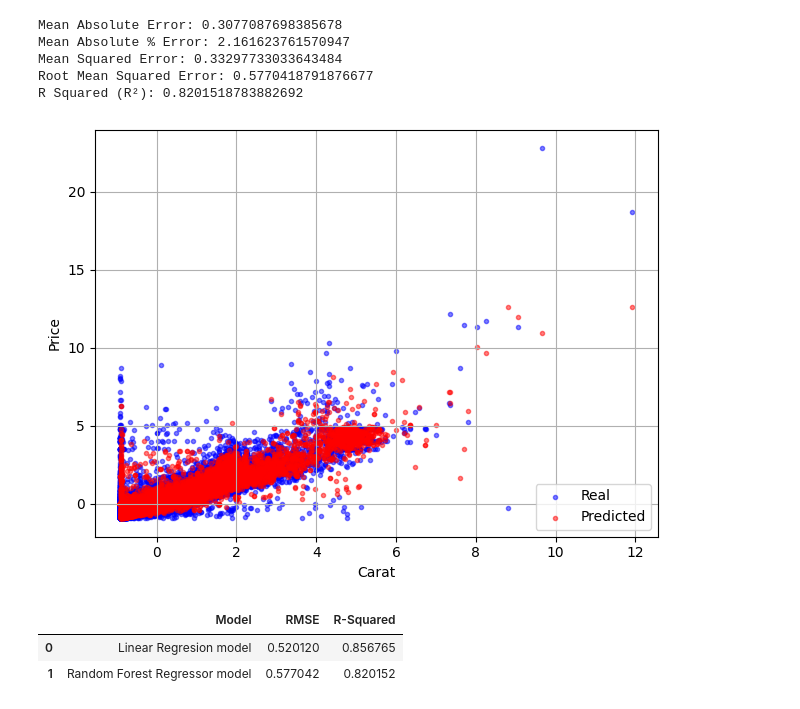
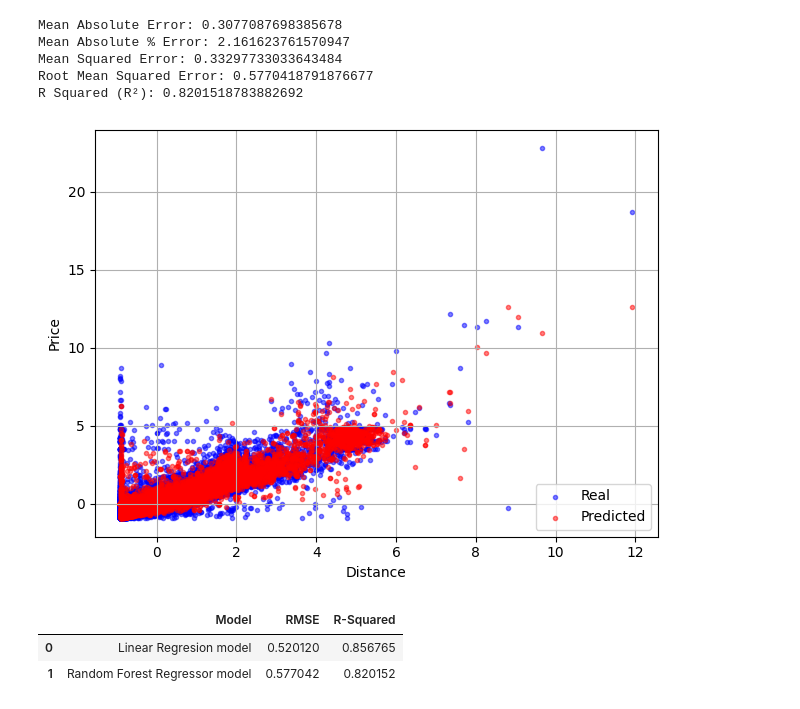
Before and after one commit to PrathameshPatil547/ML, a Jupyter notebook: Practical_1.ipynb, the cells around one changed output. Saved outputs shown, nothing was run; the diff lists cells and outputs as text; code cells hidden in the pictures.

```diff
--- a/Practical_1.ipynb
+++ b/Practical_1.ipynb
@@ -358,15 +358,15 @@ R Squared (R²): 0.8201518783882692
 # %%
 plt.scatter(X_test, y_test, c = 'b', alpha = 0.5, marker = '.', label = 'Real')
 plt.scatter(X_test, y_pred_RF, c = 'r', alpha = 0.5, marker = '.', label = 'Predicted')
-plt.xlabel('Carat')
+plt.xlabel('Distance')
 plt.ylabel('Price')
 plt.grid(linestyle = 'solid')
 plt.legend(loc = 'lower right')
 
 plt.tight_layout()
 plt.show()
 # %% [output]
-[figure, old version]
+[figure, new version]
 # %%
 random_forest_metrics = pd.DataFrame([[
   "Random Forest Regressor model",
```
